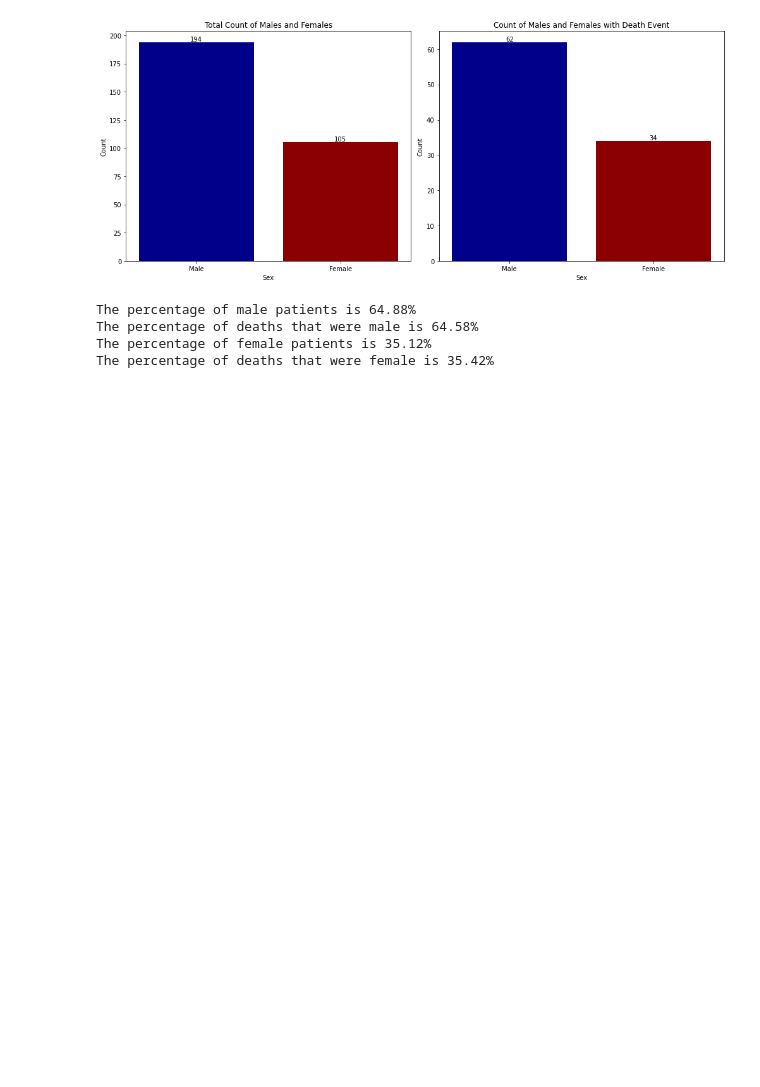
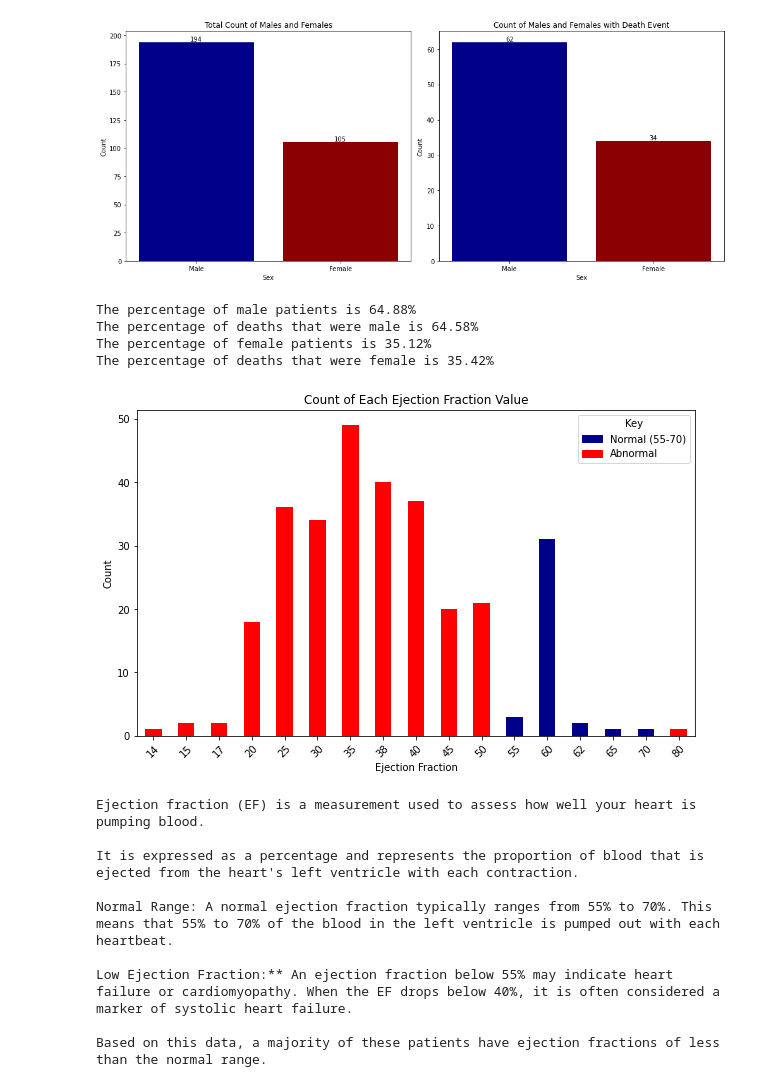
Before and after one commit to faiyted/Project-Cardiac-Disease, a Jupyter notebook: Laura-Project.ipynb, the cells around one changed output. Drawn from its saved outputs; the diff is of its cells as text; code cells hidden in the pictures; blank space fills up the shorter version.

Commit message:
added more plots

```diff
--- a/Laura-Project.ipynb
+++ b/Laura-Project.ipynb
@@ -130,3 +131,41 @@ The percentage of male patients is 64.88%
 The percentage of deaths that were male is 64.58%
 The percentage of female patients is 35.12%
 The percentage of deaths that were female is 35.42%
+# %%
+ejection_fraction_counts = heart_df['ejection_fraction'].value_counts()
+
+# Sort the ejection fractions by value
+ejection_fraction_counts = ejection_fraction_counts.sort_index()
+
+# Define the color mapping
+colors = ['darkblue' if 55 <= value <= 70 else 'red' for value in ejection_fraction_counts.index]
+
+# Plotting the bar plot
+plt.figure(figsize=(10, 6))
+ejection_fraction_counts.plot(kind='bar', color=colors)
+normal_patch = mpatches.Patch(color='darkblue', label='Normal (55-70)')
+abnormal_patch = mpatches.Patch(color='red', label='Abnormal')
+plt.legend(handles=[normal_patch, abnormal_patch], title='Key')
+plt.title('Count of Each Ejection Fraction Value')
+plt.xlabel('Ejection Fraction')
+plt.ylabel('Count')
+plt.xticks(rotation=45)
+
+plt.show()
+
+print("""Ejection fraction (EF) is a measurement used to assess how well your heart is pumping blood.\n
+It is expressed as a percentage and represents the proportion of blood that is ejected from the heart's left ventricle with each contraction.\n
+Normal Range: A normal ejection fraction typically ranges from 55% to 70%. This means that 55% to 70% of the blood in the left ventricle is pumped out with each heartbeat.\n
+Low Ejection Fraction:** An ejection fraction below 55% may indicate heart failure or cardiomyopathy. When the EF drops below 40%, it is often considered a marker of systolic heart failure.\n
+The majority of these patients have ejection fractions of less than the normal range.""")
+# %% [output]
+[figure, added]
+Ejection fraction (EF) is a measurement used to assess how well your heart is pumping blood.
+
+It is expressed as a percentage and represents the proportion of blood that is ejected from the heart's left ventricle with each contraction.
+
+Normal Range: A normal ejection fraction typically ranges from 55% to 70%. This means that 55% to 70% of the blood in the left ventricle is pumped out with each heartbeat.
+
+Low Ejection Fraction:** An ejection fraction below 55% may indicate heart failure or cardiomyopathy. When the EF drops below 40%, it is often considered a marker of systolic heart failure.
+
+Based on this data, a majority of these patients have ejection fractions of less than the normal range.
```
Also changed, not shown: parts of 3 cells of this notebook.
